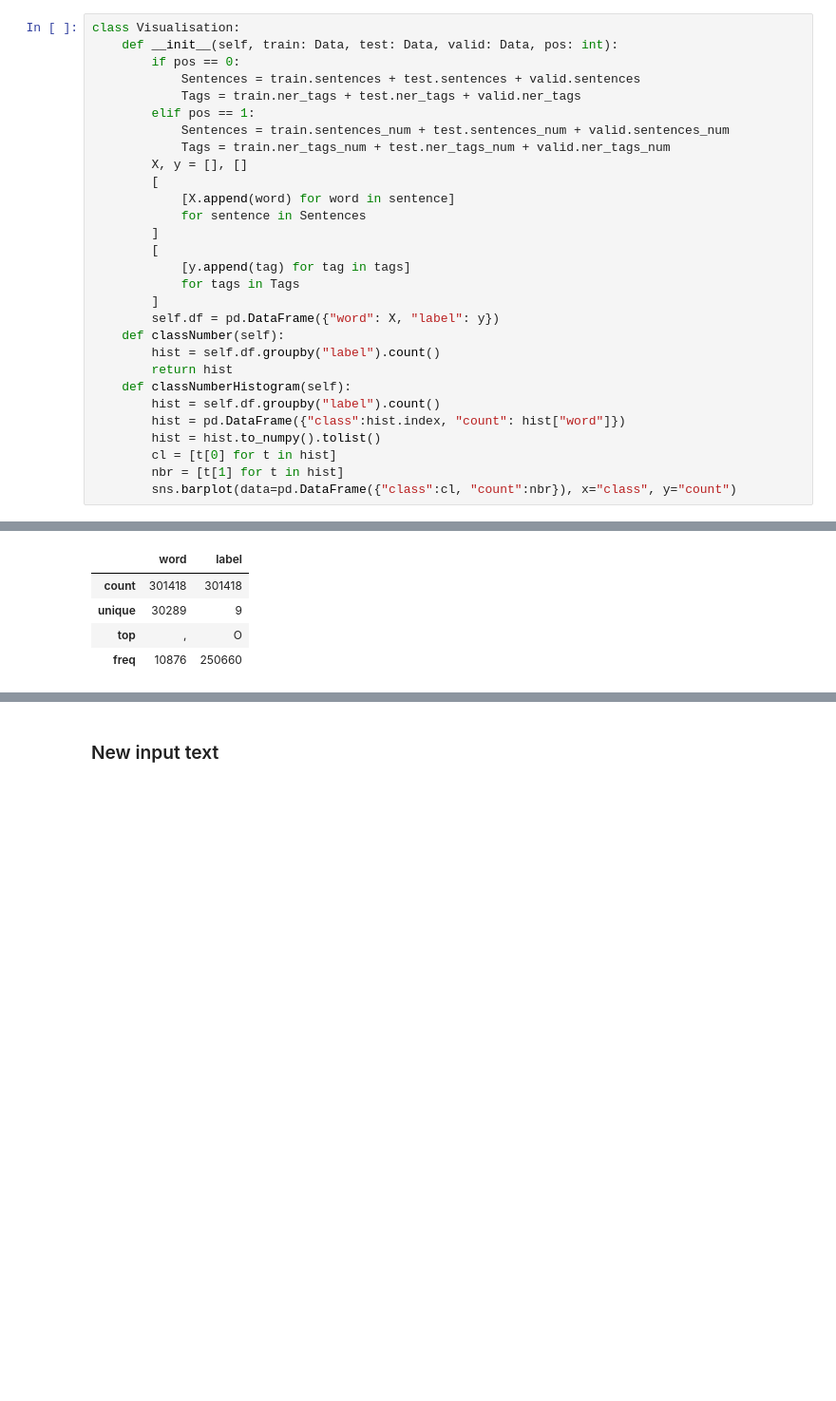
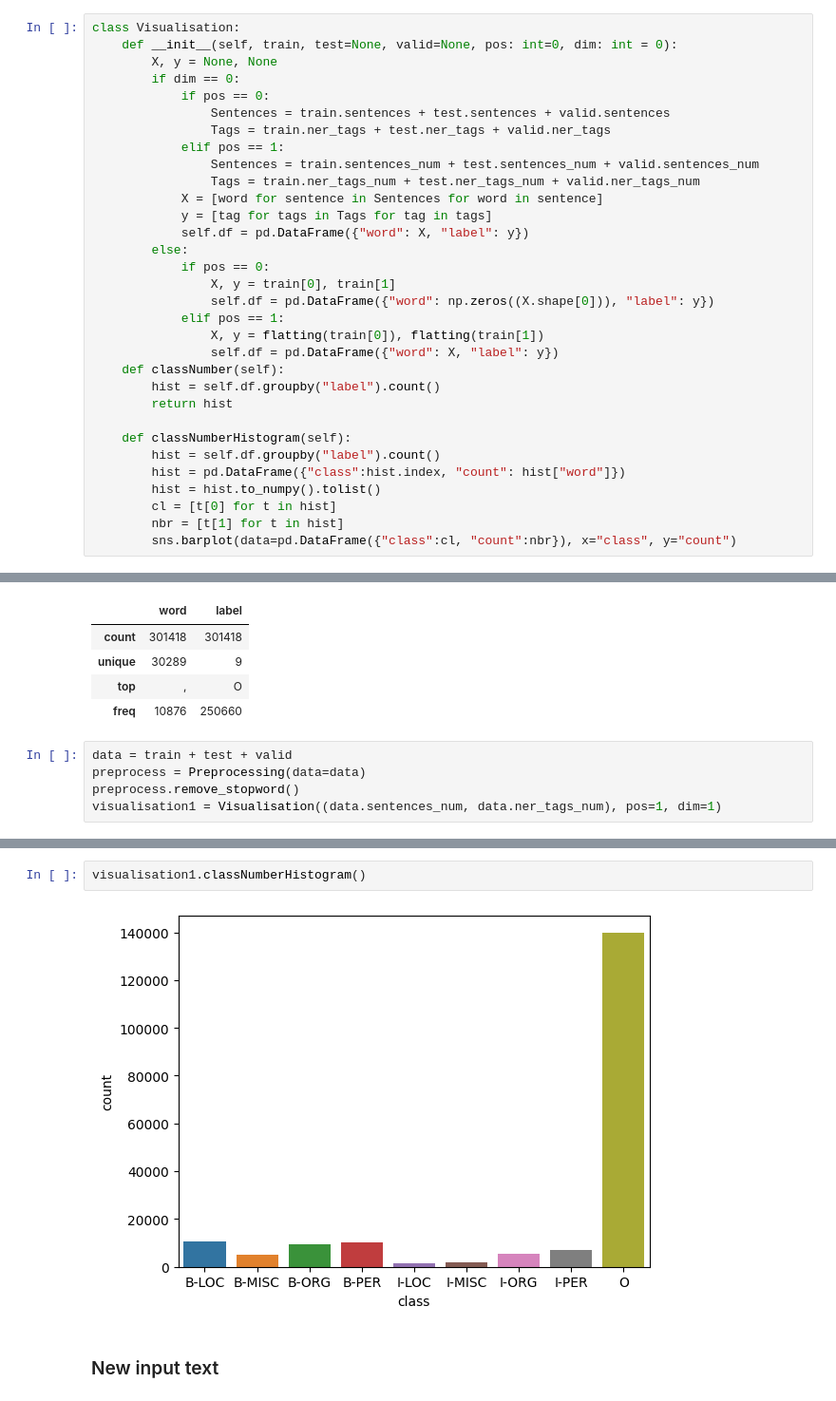
Before and after one commit to taslimamindia/NERC, a Jupyter notebook: Code/conll2003_english.ipynb, the cells around one changed output, grey strips where cells are left out. Shown: that part at 95% size. Drawn from its saved outputs; the diff is of its cells as text; blank space fills up the shorter version.

```diff
--- a/Code/conll2003_english.ipynb
+++ b/Code/conll2003_english.ipynb
@@ -182,26 +388,29 @@ test = Loading("test.txt").data
 valid = Loading("valid.txt").data
 # %%
 class Visualisation:
-    def __init__(self, train: Data, test: Data, valid: Data, pos: int):
-        if pos == 0:
-            Sentences = train.sentences + test.sentences + valid.sentences
-            Tags = train.ner_tags + test.ner_tags + valid.ner_tags
-        elif pos == 1:
-            Sentences = train.sentences_num + test.sentences_num + valid.sentences_num
-            Tags = train.ner_tags_num + test.ner_tags_num + valid.ner_tags_num
-        X, y = [], []
-        [
-            [X.append(word) for word in sentence]
-            for sentence in Sentences
-        ]
-        [
-            [y.append(tag) for tag in tags]
-            for tags in Tags
-        ]
-        self.df = pd.DataFrame({"word": X, "label": y})
+    def __init__(self, train, test=None, valid=None, pos: int=0, dim: int = 0):
+        X, y = None, None
+        if dim == 0:
+            if pos == 0:
+                Sentences = train.sentences + test.sentences + valid.sentences
+                Tags = train.ner_tags + test.ner_tags + valid.ner_tags
+            elif pos == 1:
+                Sentences = train.sentences_num + test.sentences_num + valid.sentences_num
+                Tags = train.ner_tags_num + test.ner_tags_num + valid.ner_tags_num
+            X = [word for sentence in Sentences for word in sentence]
+            y = [tag for tags in Tags for tag in tags]
+            self.df = pd.DataFrame({"word": X, "label": y})
+        else:
+            if pos == 0:
+                X, y = train[0], train[1]
+                self.df = pd.DataFrame({"word": np.zeros((X.shape[0])), "label": y})
+            elif pos == 1:
+                X, y = flatting(train[0]), flatting(train[1])
+                self.df = pd.DataFrame({"word": X, "label": y})
     def classNumber(self):
         hist = self.df.groupby("label").count()
         return hist
+
     def classNumberHistogram(self):
         hist = self.df.groupby("label").count()
         hist = pd.DataFrame({"class":hist.index, "count": hist["word"]})
@@ -237,3 +446,8 @@ visualisation.df.describe()
 | unique | 30289 | 9 |
 | top | , | O |
 | freq | 10876 | 250660 |
+# %%
+data = train + test + valid
+preprocess = Preprocessing(data=data)
+preprocess.remove_stopword()
+visualisation1 = Visualisation((data.sentences_num, data.ner_tags_num), pos=1, dim=1)
@@ -240,3 +468,7 @@ visualisation.df.describe()
+# %%
+visualisation1.classNumberHistogram()
+# %% [output]
+[figure, added]
 # %% [markdown]
 ### New input text
 # %%
```
Also changed, not shown: parts of 91 cells of this notebook, 1 other file.
